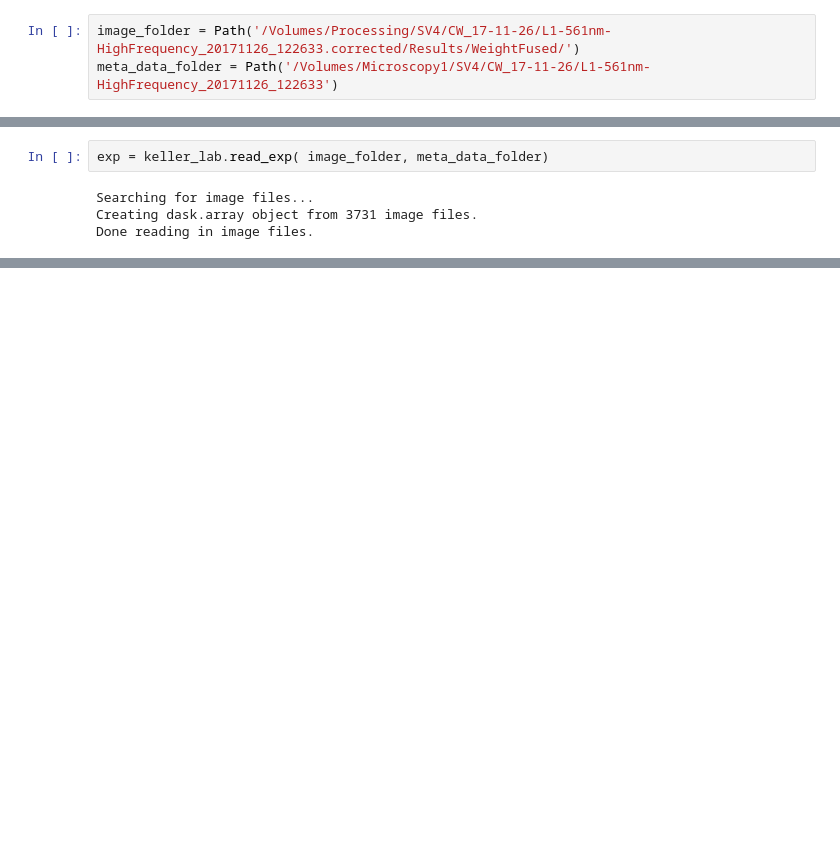
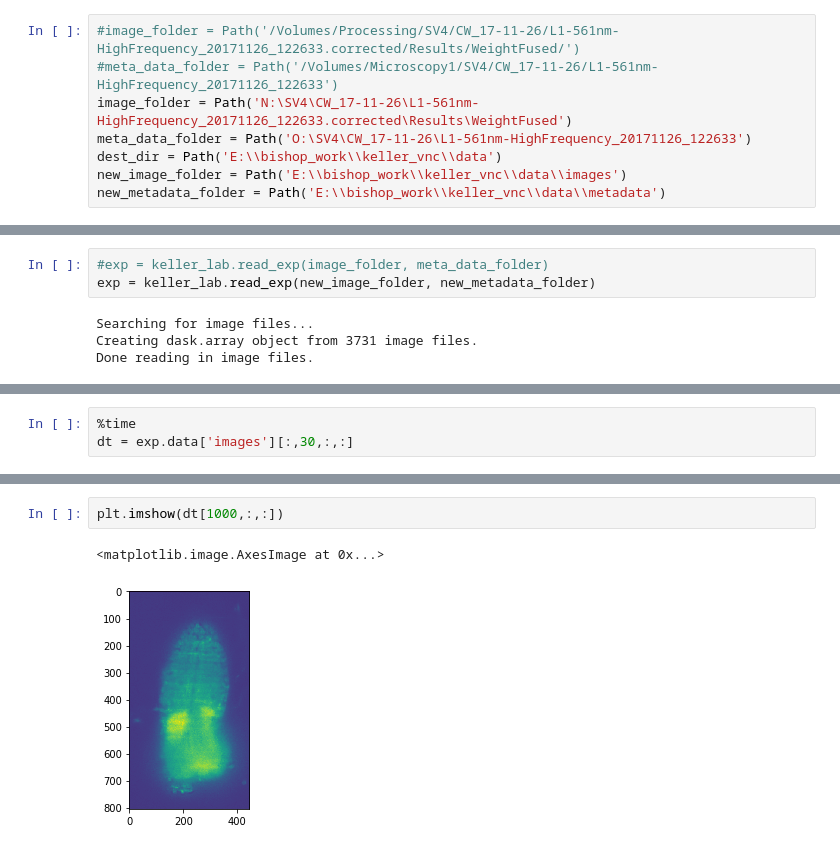
Before and after one commit to wbishopJanelia/janelia_core, a Jupyter notebook: playpin/test_exp_reader.ipynb, the cells around one changed output, grey strips where cells are left out. Drawn from its saved outputs; the diff is of its cells as text; blank space fills up the shorter version.

Commit message:
Adding latest from Windows box after adding code to move Keller data around and testing out speed of loading data on Windows box. Everything seems to be working.

```diff
--- a/playpin/test_exp_reader.ipynb
+++ b/playpin/test_exp_reader.ipynb
@@ -28,3 +10,8 @@ plt.imshow(d[1,50,:,:])
 # %%
-image_folder = Path('/Volumes/Processing/SV4/CW_17-11-26/L1-561nm-HighFrequency_20171126_122633.corrected/Results/WeightFused/')
-meta_data_folder = Path('/Volumes/Microscopy1/SV4/CW_17-11-26/L1-561nm-HighFrequency_20171126_122633')
+#image_folder = Path('/Volumes/Processing/SV4/CW_17-11-26/L1-561nm-HighFrequency_20171126_122633.corrected/Results/WeightFused/')
+#meta_data_folder = Path('/Volumes/Microscopy1/SV4/CW_17-11-26/L1-561nm-HighFrequency_20171126_122633')
+image_folder = Path('N:\SV4\CW_17-11-26\L1-561nm-HighFrequency_20171126_122633.corrected\Results\WeightFused')
+meta_data_folder = Path('O:\SV4\CW_17-11-26\L1-561nm-HighFrequency_20171126_122633')
+dest_dir = Path('E:\\bishop_work\\keller_vnc\\data')
+new_image_folder = Path('E:\\bishop_work\\keller_vnc\\data\\images')
+new_metadata_folder = Path('E:\\bishop_work\\keller_vnc\\data\\metadata')
@@ -31,5 +35,6 @@ meta_data_folder = Path('/Volumes/Microscopy1/SV4/CW_17-11-26/L1-561nm-HighFrequ
 # %%
-exp = keller_lab.read_exp( image_folder, meta_data_folder)
+#exp = keller_lab.read_exp(image_folder, meta_data_folder)
+exp = keller_lab.read_exp(new_image_folder, new_metadata_folder)
 # %% [output]
 Searching for image files...
 Creating dask.array object from 3731 image files.
@@ -43,0 +42,3 @@ diff = exp.data['images'][250,50,:,:]-exp.data['images'][1,50,:,:]
+# %%
+%time
+dt = exp.data['images'][:,30,:,:]
@@ -43,0 +47,5 @@ diff = exp.data['images'][250,50,:,:]-exp.data['images'][1,50,:,:]
+# %%
+plt.imshow(dt[1000,:,:])
+# %% [output]
+<matplotlib.image.AxesImage at 0x...>
+[figure, added]
```
Also changed, not shown: parts of 12 cells of this notebook, 1 other file.
